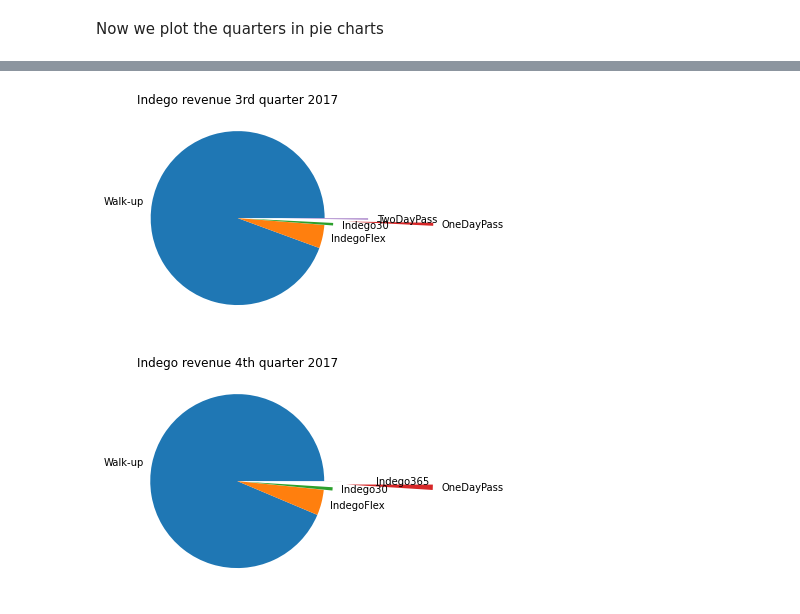
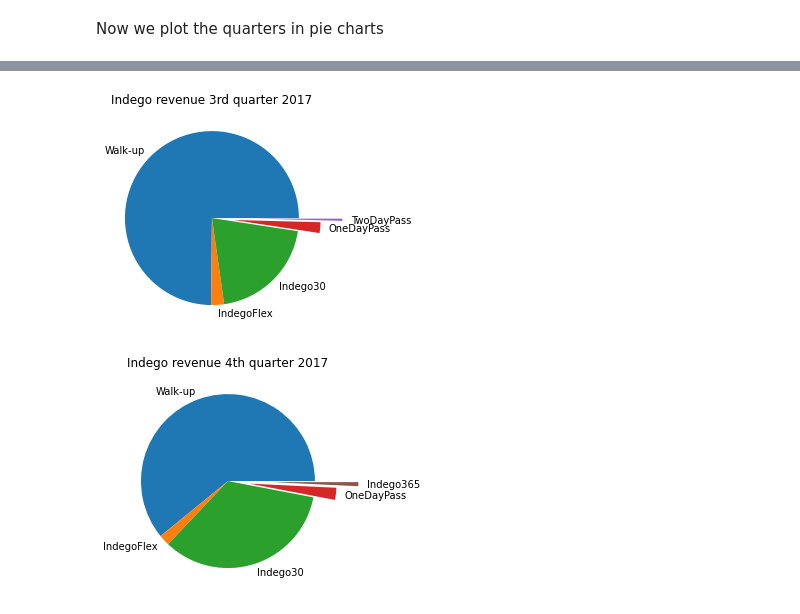
Before and after one commit to GoebelM94/dsml2021, a Jupyter notebook: notebooks/KPI utilization + revenue.ipynb, the cells around one changed output, grey strips where cells are left out. Saved outputs shown, nothing was run; the diff lists cells and outputs as text; code cells hidden in the pictures.

```diff
--- a/notebooks/KPI utilization + revenue.ipynb
+++ b/notebooks/KPI utilization + revenue.ipynb
@@ -406,7 +709,7 @@ print(sum_Walk_up_profit)
 # Calculation for user type 'IndegoFlex' based on the official 2015 prices of Indego. It costs 4$ every beginning 60 Minutes.
 
 df_flex = df_bikes[df_bikes['user_type'] == 'IndegoFlex']
-df_flex['duration_to_seconds'] = df_flex['duration'].apply(lambda x: x.total_seconds())
+df_flex['duration_to_seconds'] = df_flex['ride_duration_minutes'].apply(lambda x: x.total_seconds())
 df_flex['price'] = df_flex['duration_to_seconds'].apply(lambda x: (int(math.ceil(x/3600)))*4)
 
 #test
@@ -440,8 +743,8 @@ print(sum_flex_profit)
 minutes60 = timedelta(minutes=60)
 
 df_Indego30 = df_bikes[df_bikes["user_type"] == "Indego30"]
-df_Indego30_more_than_60_mins = df_Indego30[df_Indego30["duration"] > minutes60]
-df_Indego30_more_than_60_mins["overtime"] = df_Indego30_more_than_60_mins["duration"] - minutes60
+df_Indego30_more_than_60_mins = df_Indego30[df_Indego30["ride_duration_minutes"] > minutes60]
+df_Indego30_more_than_60_mins["overtime"] = df_Indego30_more_than_60_mins["ride_duration_minutes"] - minutes60
 
 df_Indego30_more_than_60_mins["costs_overtime"] = df_Indego30_more_than_60_mins["overtime"].apply(lambda x: (x.total_seconds() / 60) * 0.15)
 
@@ -473,8 +776,8 @@ print(sumIndego30OvertimeProfit)
 #profit from overtime loans of usertype Indego365
 
 df_Indego365 = df_bikes[df_bikes["user_type"] == "Indego365"]
-df_Indego365_more_than_60_mins = df_Indego365[df_Indego365["duration"] > minutes60]
-df_Indego365_more_than_60_mins["overtime"] = df_Indego365_more_than_60_mins["duration"] - minutes60
+df_Indego365_more_than_60_mins = df_Indego365[df_Indego365["ride_duration_minutes"] > minutes60]
+df_Indego365_more_than_60_mins["overtime"] = df_Indego365_more_than_60_mins["ride_duration_minutes"] - minutes60
 
 df_Indego365_more_than_60_mins["costs_overtime"] = df_Indego365_more_than_60_mins["overtime"].apply(lambda x: (x.total_seconds() / 60) * 0.15)
 
@@ -764,21 +1143,23 @@ plt.show()
 
 quarter3 = np.array([sum_Q3_WalkUp, sum_Q3_flex, sum_Q3_Indego30, sum_Q3_OneDay, sum_Q3_TwoDay, sum_Q3_Indego365])
 ourlabels2 = ["Walk-up", "IndegoFlex", "Indego30", "OneDayPass", "TwoDayPass", " "]
-ourexplode2 = [0, 0, 0.1, 1.25, 0.5, 0.2]
+ourexplode2 = [0, 0, 0, 0.25, 0.5, 0.5]
 
 plt.pie(quarter3, labels=ourlabels2, explode=ourexplode2)
 plt.title('Indego revenue 3rd quarter 2017')
+plt.savefig('RevenueQu3.png')
 plt.show()
 # %% [output]
-[figure, old version]
+[figure, new version]
 # %%
 # 4th quarter
 
 quarter4 = np.array([sum_Q4_WalkUp, sum_Q4_flex, sum_Q4_Indego30, sum_Q4_OneDay, sum_Q4_TwoDay, sum_Q4_Indego365])
-ourlabels3 = ["Walk-up", "IndegoFlex", "Indego30", "OneDayPass", "Indego365", " "]
+ourlabels3 = ["Walk-up", "IndegoFlex", "Indego30", "OneDayPass", " ", "Indego365"]
 
 plt.pie(quarter4, labels=ourlabels3, explode=ourexplode2)
 plt.title('Indego revenue 4th quarter 2017')
+plt.savefig('RevenueQu4.png')
 plt.show()
 # %% [output]
-[figure, old version]
+[figure, new version]
```
Also changed, not shown: parts of 63 cells of this notebook, 1 other file.
